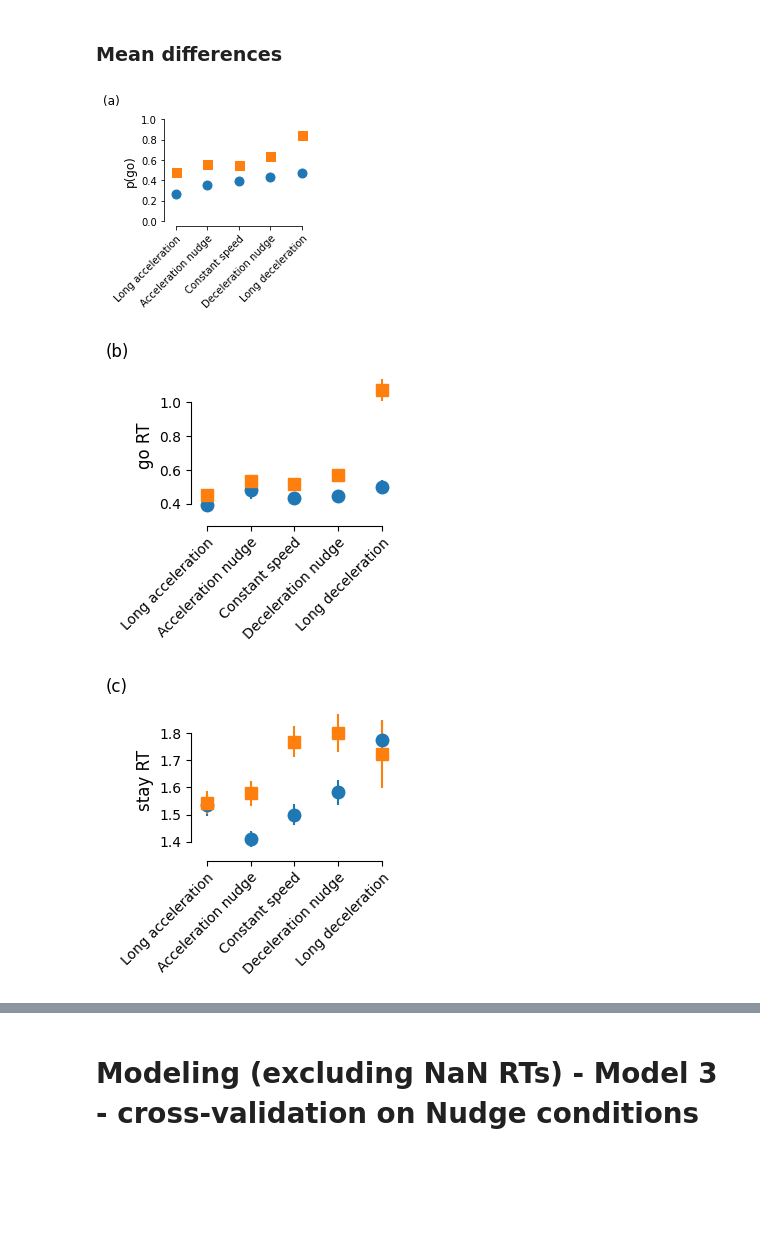
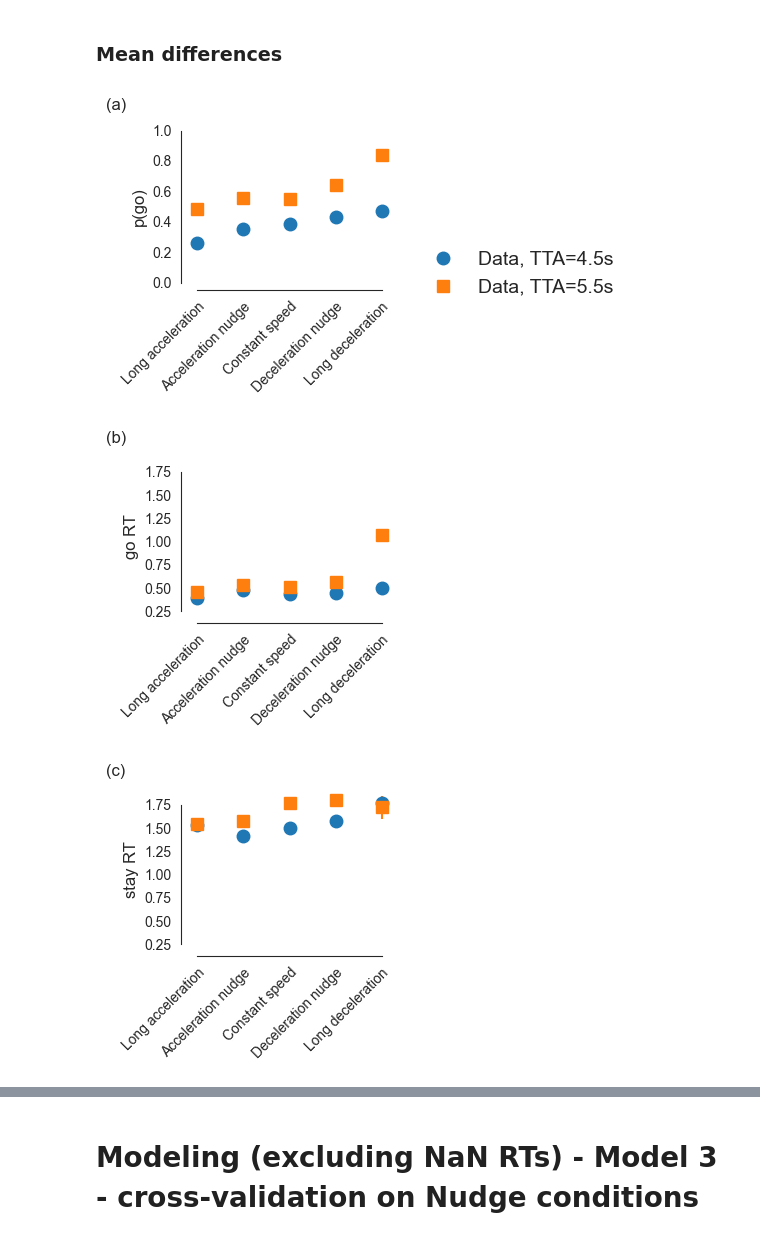
Before and after one commit to tud-hri/nudging-humans-in-traffic, a Jupyter notebook: 04_figures.ipynb, the cells around one changed output, grey strips where cells are left out. Cells and saved outputs as stored; diff of their text form; code cells hidden in the pictures; blank space fills up the shorter version.

```diff
--- a/04_figures.ipynb
+++ b/04_figures.ipynb
@@ -8,6 +8,9 @@ from matplotlib.lines import Line2D
 import ast
 import loss_functions
 from statannot import add_stat_annotation
+from scipy import interpolate
+import os
+sns.set_style(style='white')
 # %%
 exp_measures = pd.read_csv("data/measures.csv")
 
@@ -36,7 +39,6 @@ def plot_var_by_condition(exp_measures, model_measures, var, model_label, includ
 
             if include_model:
                 ax.plot(model_measures_by_condition.condition, model_measures_by_condition.is_gap_accepted, color=color, label=tta)
-            ax.set_ylim((0, 1) if (var == "is_go_decision") else (0, 0.35))
         else:
             exp_measures_by_condition = (exp_measures_by_condition[(exp_measures_by_condition.is_go_decision)]
                                          if var == "RT_go"
@@ -50,12 +52,16 @@ def plot_var_by_condition(exp_measures, model_measures, var, model_label, includ
 
     if var=="is_go_decision":
         ylabel = "p(go)"
+        ax.set_ylim((0, 1))
     elif var=="is_negative_rating":
         ylabel = "p(negative rating)"
+        ax.set_ylim((0, 0.2))
     elif var=="RT_go":
         ylabel = "go RT"
+        ax.set_ylim((0.2, 2.2))
     elif var=="RT_stay":
         ylabel = "stay RT"
+        ax.set_ylim((0.2, 2.2))
 
     ax.set_ylabel(ylabel, fontsize=12)
 
@@ -72,10 +78,8 @@ def plot_var_by_condition(exp_measures, model_measures, var, model_label, includ
                             for tta_condition, color, marker in zip(tta_conditions, colors, markers)]
                            + ([Line2D([0], [0], color="grey", label="Model")] if include_model else []))
 
-        if include_model:
-            fig.legend(handles=legend_elements, loc="lower left", bbox_to_anchor=(1.0, 0.32), fontsize=14, frameon=False)
-        else:
-            fig.legend(handles=legend_elements, frameon=False)
+        fig.legend(handles=legend_elements, loc="lower left", bbox_to_anchor=(1.0, 0.32), fontsize=14, frameon=False)
+
     plt.savefig("figures/%s_%s_model_%r.png" % (var, model_label, include_model), bbox_inches="tight")
 # %% [markdown]
 # Experimental results
@@ -90,16 +94,16 @@ sns.displot(data=exp_measures, x="RT", hue="subj_id", col="decision", kind="kde"
 ### Mean differences
 # %%
 plot_var_by_condition(exp_measures, None, var="is_go_decision", model_label=None,
-                      include_model=False, include_legend=False, subfigure_label="(a)")
+                      include_model=False, include_legend=True, subfigure_label="(a)")
 # %% [output]
-[figure, old version]
+[figure, new version]
 # %%
 plot_var_by_condition(exp_measures, None, var="RT_go", model_label=None,
                       include_model=False, include_legend=False, subfigure_label="(b)")
 # %% [output]
-[figure, old version]
+[figure, new version]
 # %%
 plot_var_by_condition(exp_measures, None, var="RT_stay", model_label=None,
                       include_model=False, include_legend=False, subfigure_label="(c)")
 # %% [output]
-[figure, old version]
+[figure, new version]
```
Also changed, not shown: parts of 33 cells of this notebook, 54 other files.
